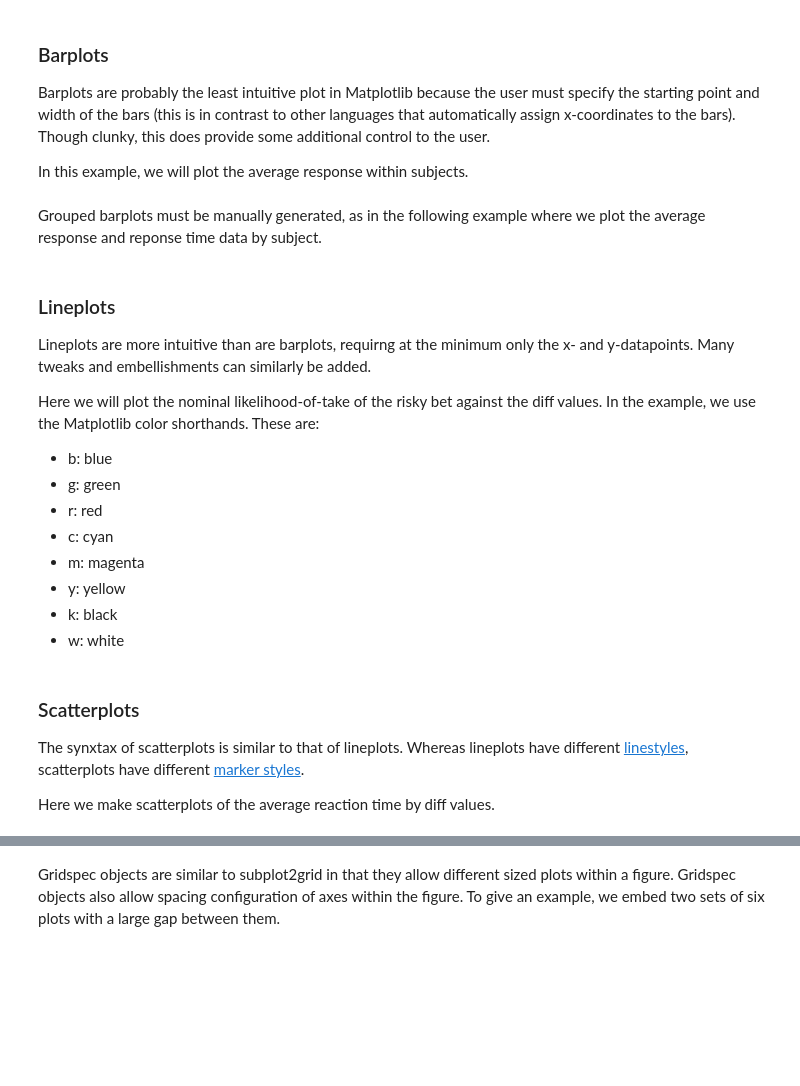
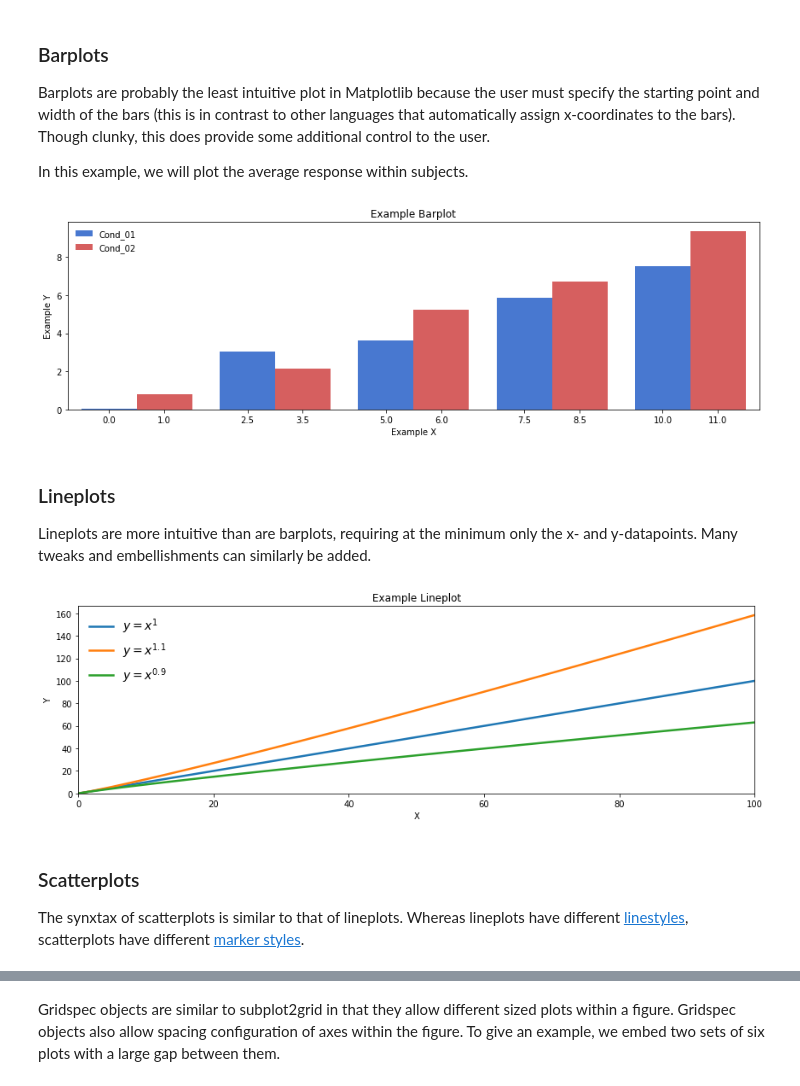
Before and after one commit to zashwood/pni_bootcamp_2019, a Jupyter notebook: day02/day02_notes.ipynb, the cells around one changed output, grey strips where cells are left out. Cells and saved outputs as stored; diff of their text form; code cells hidden in the pictures; blank space fills up the shorter version.

```diff
--- a/day02/day02_notes.ipynb
+++ b/day02/day02_notes.ipynb
@@ -526,2 +818,0 @@ plt.tight_layout();    # Reduce whitespace outside of plot.
-# %% [markdown]
-Grouped barplots must be manually generated, as in the following example where we plot the average response and reponse time data by subject.
@@ -574,13 +819,22 @@ plt.tight_layout();    # Reduce whitespace outside of plot.
+# %%
+## Initialize canvas.
+fig, ax = plt.subplots(1,1,figsize=(12,4))
+
+## Simulate data.
+y = np.arange(10) + np.random.normal(0,0.5,10)
+x = np.arange(10) + np.arange(10) // 2 * 0.5
+
+## Plot bars.
+ax.bar(x[::2], y[::2], width=1.0, color='#4878d0', label='Cond_01')
+ax.bar(x[1::2], y[1::2], width=1.0, color='#d65f5f', label='Cond_02')
+
+## Add details.
+ax.set(xticks=x, xlim=(-0.75, 11.75), xlabel='Example X', ylabel='Example Y', title='Example Barplot')
+ax.legend(loc=2, frameon=False)
+
+plt.tight_layout();
+# %% [output]
+[figure, added]
 # %% [markdown]
 ### Lineplots
-Lineplots are more intuitive than are barplots, requirng at the minimum only the x- and y-datapoints. Many tweaks and embellishments can similarly be added.
-
-Here we will plot the nominal likelihood-of-take of the risky bet against the diff values. In the example, we use the Matplotlib color shorthands. These are:
-* b: blue
-* g: green
-* r: red
-* c: cyan
-* m: magenta
-* y: yellow
-* k: black
-* w: white
+Lineplots are more intuitive than are barplots, requiring at the minimum only the x- and y-datapoints. Many tweaks and embellishments can similarly be added.
@@ -625,5 +841,21 @@ plt.tight_layout()
+# %%
+## Initialize canvas.
+fig, ax = plt.subplots(1,1,figsize=(12,4))
+
+## Simulate data.
+x = np.linspace(0,100,100)
+
+## Plot lines.
+for alpha in [1, 1.1, 0.9]:
+    ax.plot(x, x**alpha, lw=2.5, label=r'$y = x^{%s}$' %alpha)
+
+## Add details.
+ax.set(xlim=(x.min(), x.max()), xlabel='X', ylim=(0), ylabel='Y', title='Example Lineplot')
+ax.legend(loc=2, frameon=False, fontsize=14)
+
+plt.tight_layout()
+# %% [output]
+[figure, added]
 # %% [markdown]
 ### Scatterplots
 The synxtax of scatterplots is similar to that of lineplots. Whereas lineplots have different [linestyles](https://matplotlib.org/examples/lines_bars_and_markers/line_styles_reference.html), scatterplots have different [marker styles](https://matplotlib.org/api/markers_api.html).
-
-Here we make scatterplots of the average reaction time by diff values.
```
Also changed, not shown: parts of 103 cells of this notebook.
